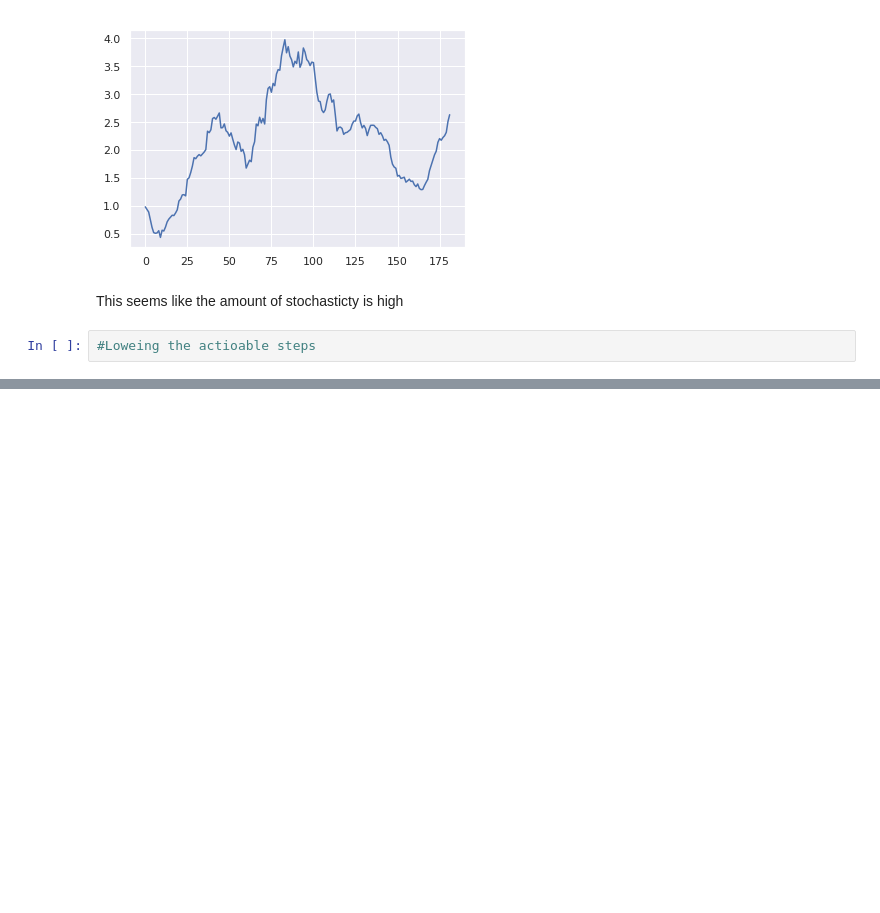
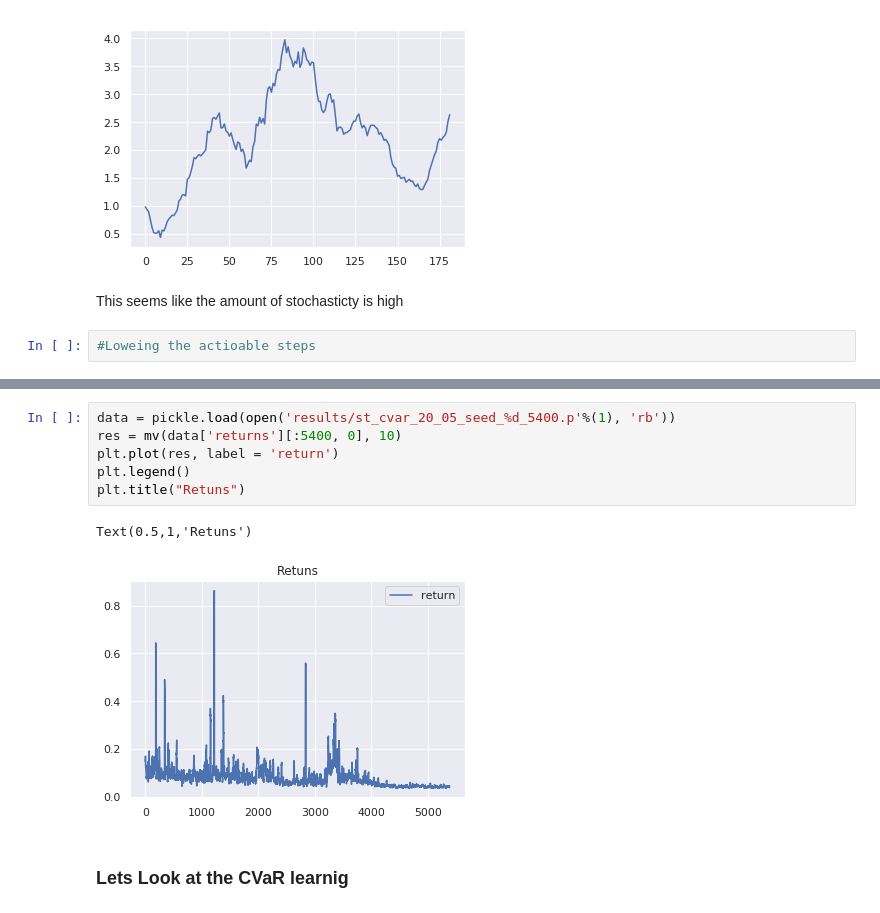
Before and after one commit to Rkeramati/cvar, a Jupyter notebook: hiv/Untitled.ipynb, the cells around one changed output, grey strips where cells are left out. Drawn from its saved outputs; the diff is of its cells as text; blank space fills up the shorter version.

```diff
--- a/hiv/Untitled.ipynb
+++ b/hiv/Untitled.ipynb
@@ -539,0 +599,11 @@ plt.plot(res)
+# %%
+data = pickle.load(open('results/st_cvar_20_05_seed_%d_5400.p'%(1), 'rb'))
+res = mv(data['returns'][:5400, 0], 10)
+plt.plot(res, label = 'return')
+plt.legend()
+plt.title("Retuns")
+# %% [output]
+Text(0.5,1,'Retuns')
+[figure, added]
+# %% [markdown]
+### Lets Look at the CVaR learnig
```
Also changed, not shown: parts of 11 cells of this notebook, 12 other files.
